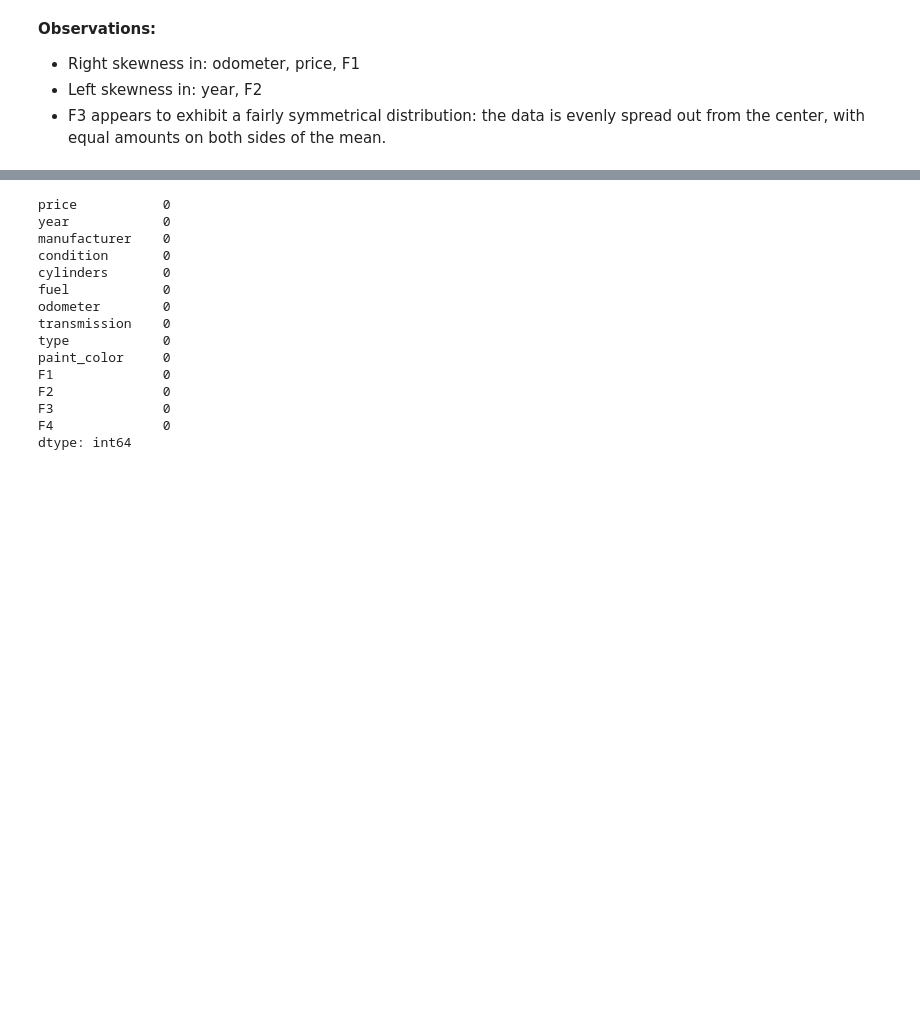
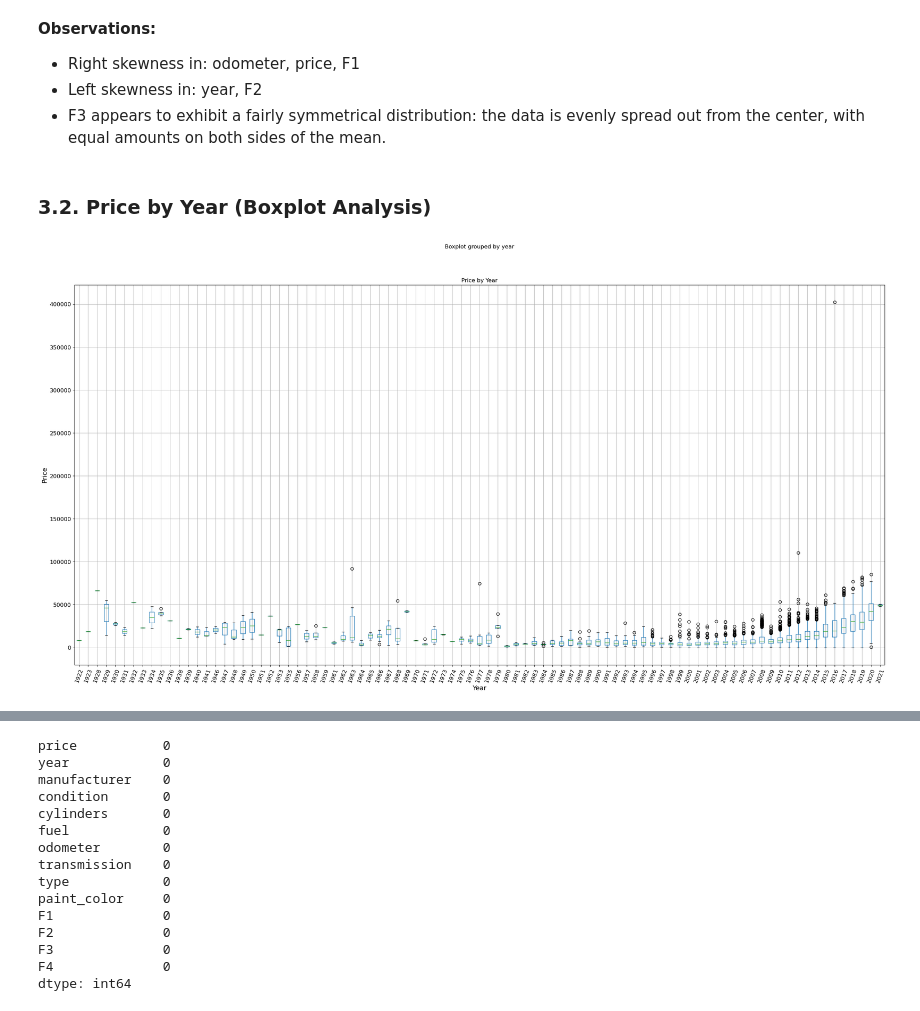
Before and after one commit to elochn/used-cars-analysis, a Jupyter notebook: cars_analysis.ipynb, the cells around one changed output, grey strips where cells are left out. Drawn from its saved outputs; the diff is of its cells as text; code cells hidden in the pictures; blank space fills up the shorter version.

```diff
--- a/cars_analysis.ipynb
+++ b/cars_analysis.ipynb
@@ -137,3 +269,21 @@ plt.show()
 - Right skewness in: odometer, price, F1
 - Left skewness in: year, F2
 - F3 appears to exhibit a fairly symmetrical distribution: the data is evenly spread out from the center, with equal amounts on both sides of the mean.
+# %% [markdown]
+### 3.2. Price by Year (Boxplot Analysis)
+# %%
+# Boxplot to see the distribution of 'price' by 'year'
+df_original.boxplot(column='price', by='year', figsize=(30, 15))
+
+# Set the title and axis labels
+plt.title('Price by Year')
+plt.xlabel('Year')
+plt.ylabel('Price')
+
+# Rotate the x-axis labels to make them more readable
+plt.xticks(rotation=70)
+
+# Display the plot
+plt.show()
+# %% [output]
+[figure, added]
```
Also changed, not shown: parts of 35 cells of this notebook.
